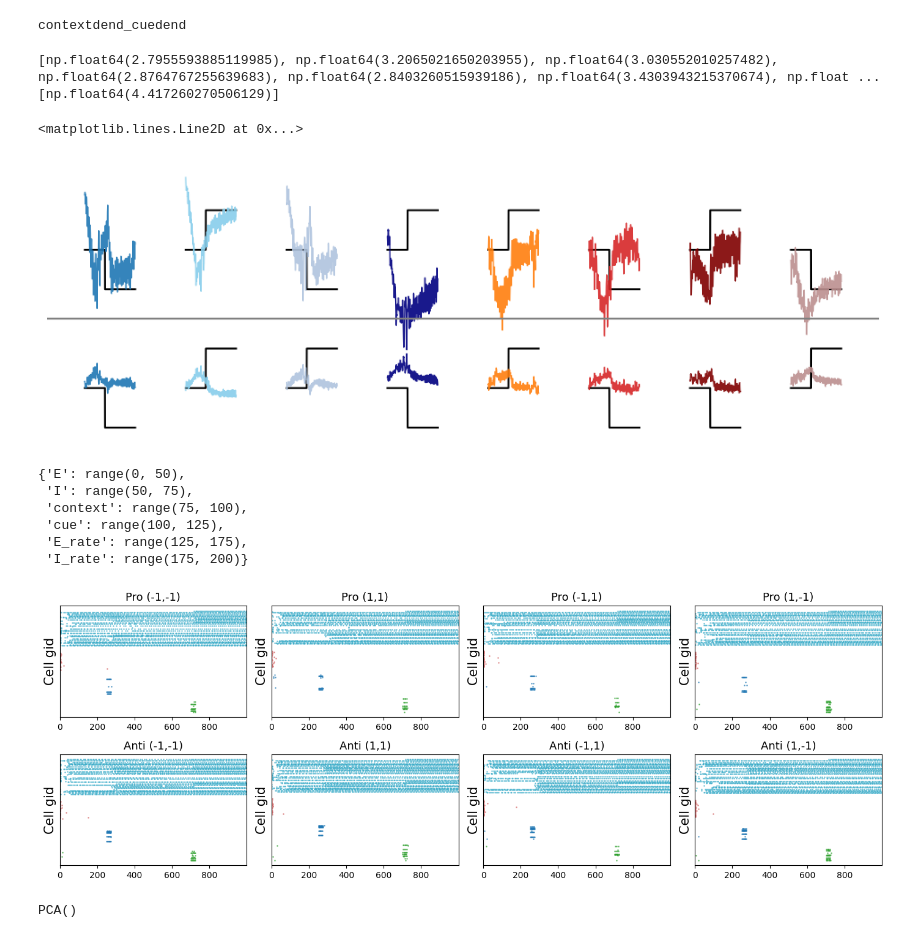
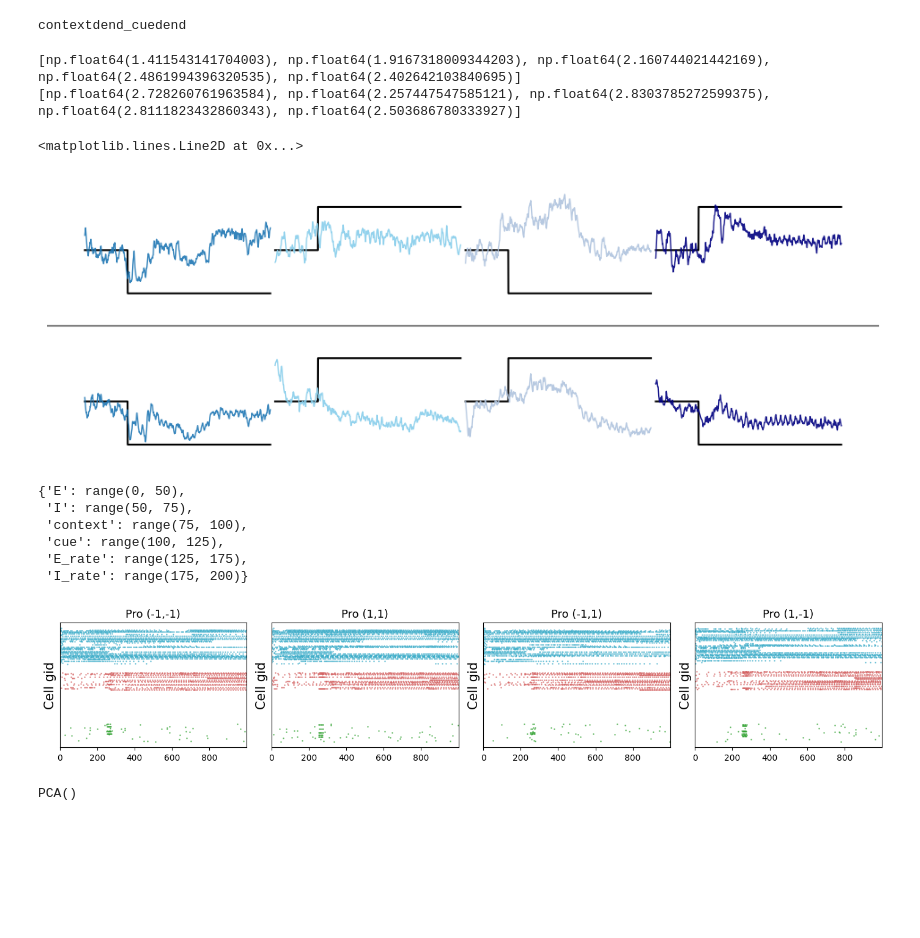
Before and after one commit to ntolley/dendractor, a Jupyter notebook: figures/plot_memorycontext_pca_trajectory.ipynb, the cells around one changed output. Saved outputs shown, nothing was run; the diff lists cells and outputs as text; code cells hidden in the pictures; blank space fills up the shorter version.

```diff
--- a/figures/plot_memorycontext_pca_trajectory.ipynb
+++ b/figures/plot_memorycontext_pca_trajectory.ipynb
@@ -30,10 +30,11 @@ config.update("jax_enable_x64", True)
 config.update("jax_platform_name", "cpu")
 # config.update("jax_platform_name", "gpu")
 # %%
-data_path =  '/users/ntolley/data/ntolley/dendractor/extrinsic_permutations_subnet_highprob_cuecontext_ring_k10/random_initialization'
+# data_path =  '/users/ntolley/data/ntolley/dendractor/extrinsic_permutations_subnet_highprob_cuecontext_ring_k10/random_initialization'
 # data_path = '/users/ntolley/data/ntolley/dendractor/extrinsic_permutations_nocontext_lowcueprob/random_initialization'
-# data_path = '/users/ntolley/data/ntolley/dendractor/extrinsic_permutations_nocontext_lowcueprob_somanmda'
+# data_path = '/users/ntolley/data/ntolley/dendractor/extrinsic_permutations_nocontext_lowcueprob_somanmda/random_initialization/'
 # data_path = '/users/ntolley/data/ntolley/dendractor/extrinsic_permutations_subnet_lowprob/random_initialization/'
+data_path = '/users/ntolley/data/ntolley/dendractor/extrinsic_permutations_nocontext_ringk5_somaampa_dendnmda_noise/random_initialization/'
 
 file_list = os.listdir(data_path)
 
@@ -100,9 +81,9 @@ dt = 0.25 # simulation output downsampled by factor of 10
 fs = (1/dt) * 1e3
 time_vec = np.arange(0, t_max, dt)
 downsample_factor = 10
-burn_in = 30_000 // downsample_factor
+# burn_in = 30_000 // downsample_factor
 # burn_in = 10_000 // downsample_factor
-# burn_in = 0 // downsample_factor
+burn_in = 0 // downsample_factor
 # %%
 rate_gids = list(gid_ranges['E_rate'])
 rates = output_array[:, rate_gids, :]
@@ -112,16 +93,16 @@ target_train = list()
 for sim_idx in range(0, output_array.shape[0], num_cond):
     temp_x_train_list = list()
     temp_target_train_list = list()
-    for cond_idx in range(num_cond):
-    # for cond_idx in [0,1,2,3]:
-    # for cond_idx in [0,1,2,3]:
+    # for cond_idx in range(num_cond):
+    # for cond_idx in [0,1]:
+    for cond_idx in [0,1,3]:
         temp_x_train_list.append(output_array[sim_idx + cond_idx, gid_ranges['E_rate'], burn_in:])
         temp_target_train_list.append(targets_stacked[cond_idx, :, burn_in:])
     x_train.append(np.concatenate(temp_x_train_list, axis=1).T)
     target_train.append(np.concatenate(temp_target_train_list, axis=1).T)
 
 
-num_model_sims = 9
+num_model_sims = 5
 
 
 error_list = list()
@@ -141,8 +122,8 @@ for sim_idx in range(len(x_train)):
 print(error_list[:num_model_sims])
 print(error_list[num_model_sims:])
 # %% [output]
-[np.float64(2.7955593885119985), np.float64(3.2065021650203955), np.float64(3.030552010257482), np.float64(2.8764767255639683), np.float64(2.8403260515939186), np.float64(3.4303943215370674), np.float ...
-[np.float64(4.417260270506129)]
+[np.float64(1.411543141704003), np.float64(1.9167318009344203), np.float64(2.160744021442169), np.float64(2.4861994396320535), np.float64(2.402642103840695)]
+[np.float64(2.728260761963584), np.float64(2.257447547585121), np.float64(2.8303785272599375), np.float64(2.8111823432860343), np.float64(2.503686780333927)]
 # %%
 y_pred_list = list()
 target_list = list()
@@ -159,30 +140,30 @@ for cond_idx in range(num_cond):
 # %%
 color_list = ['C0', 'skyblue', 'lightsteelblue', 'navy', 'C1', 'C3', 'maroon', 'rosybrown']
 # time_offset = 3000
 time_offset = 1000
 y_offset = -7
 # y_offset = -20
 plt.figure(figsize=(12,4))
 
-plot_burn_in = 2000
-# plot_burn_in = 100
+# plot_burn_in = 2000
+plot_burn_in = 100
 for cond_idx in range(num_cond):
     x_offset = time_offset * cond_idx
 
     plt.plot(time_vec[plot_burn_in:] + x_offset, target_list[cond_idx][plot_burn_in:-1, 0], color='k')
     plt.plot(time_vec[plot_burn_in:] + x_offset, y_pred_list[cond_idx][plot_burn_in:-1, 0], color=color_list[cond_idx], alpha=0.9, linewidth=1)
 
     plt.plot(time_vec[plot_burn_in:] + x_offset, target_list[cond_idx][plot_burn_in:-1, 1] + y_offset, color='k')
     plt.plot(time_vec[plot_burn_in:] + x_offset, y_pred_list[cond_idx][plot_burn_in:-1, 1] + y_offset, color=color_list[cond_idx], alpha=0.9, linewidth=1)
 
 
     plt.axis('off')
 plt.axhline(y_offset/2, color='grey', linestyle='-')
 # plt.axvline((time_offset * 4) - 500, color='grey', linestyle='-')
 # plt.savefig('full_trajectory_set.svg')
 # %% [output]
 <matplotlib.lines.Line2D at 0x...>
-[figure, old version]
+[figure, new version]
 # %%
 input_names = [
     'Pro (-1,-1)', 'Pro (1,1)', 'Pro (-1,1)', 'Pro (1,-1)',
@@ -225,7 +206,7 @@ for plot_idx, sim_idx in enumerate(range(num_cond)):
     plt.tight_layout()
     # plt.xlim(650, 700)
 # %% [output]
-[figure, old version]
+[figure, new version]
 # %%
 pca = PCA()
 pca.fit(np.concatenate(x_train))
```
Also changed, not shown: parts of 4 cells of this notebook, 3 other files.
